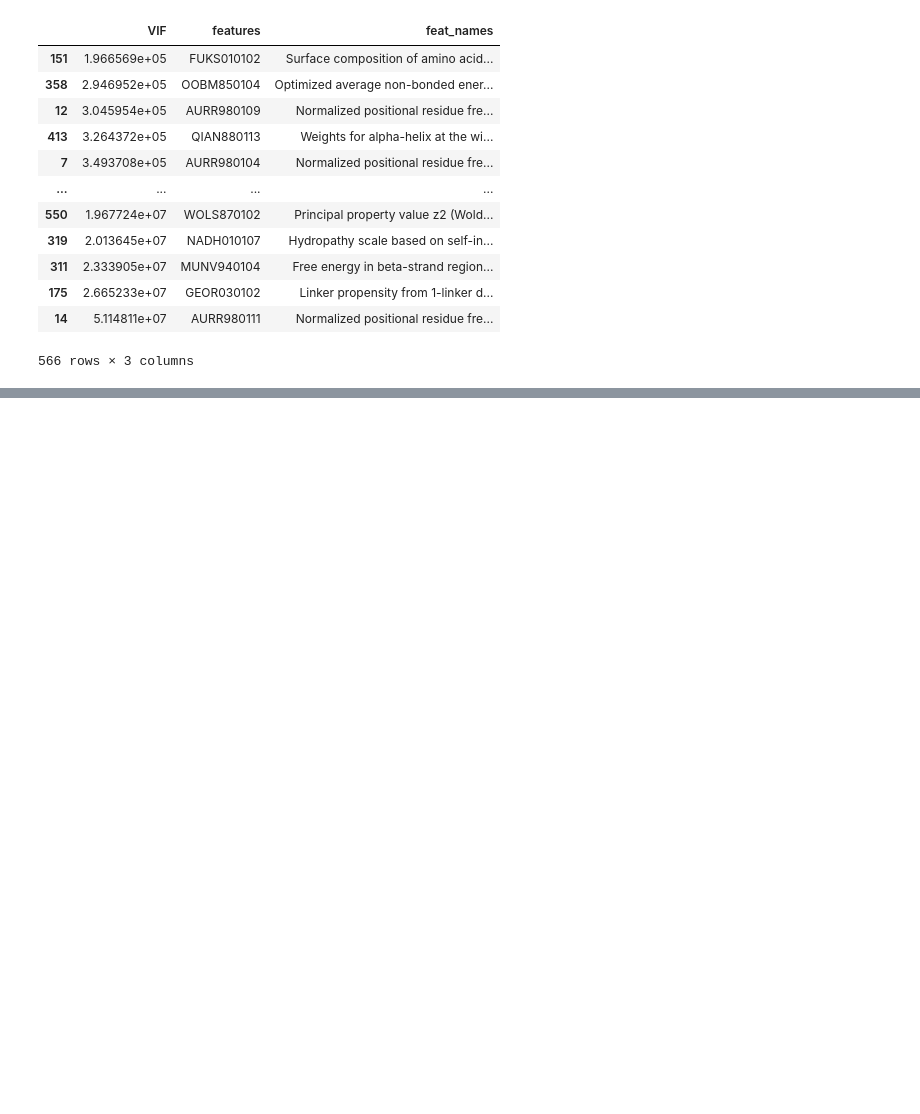
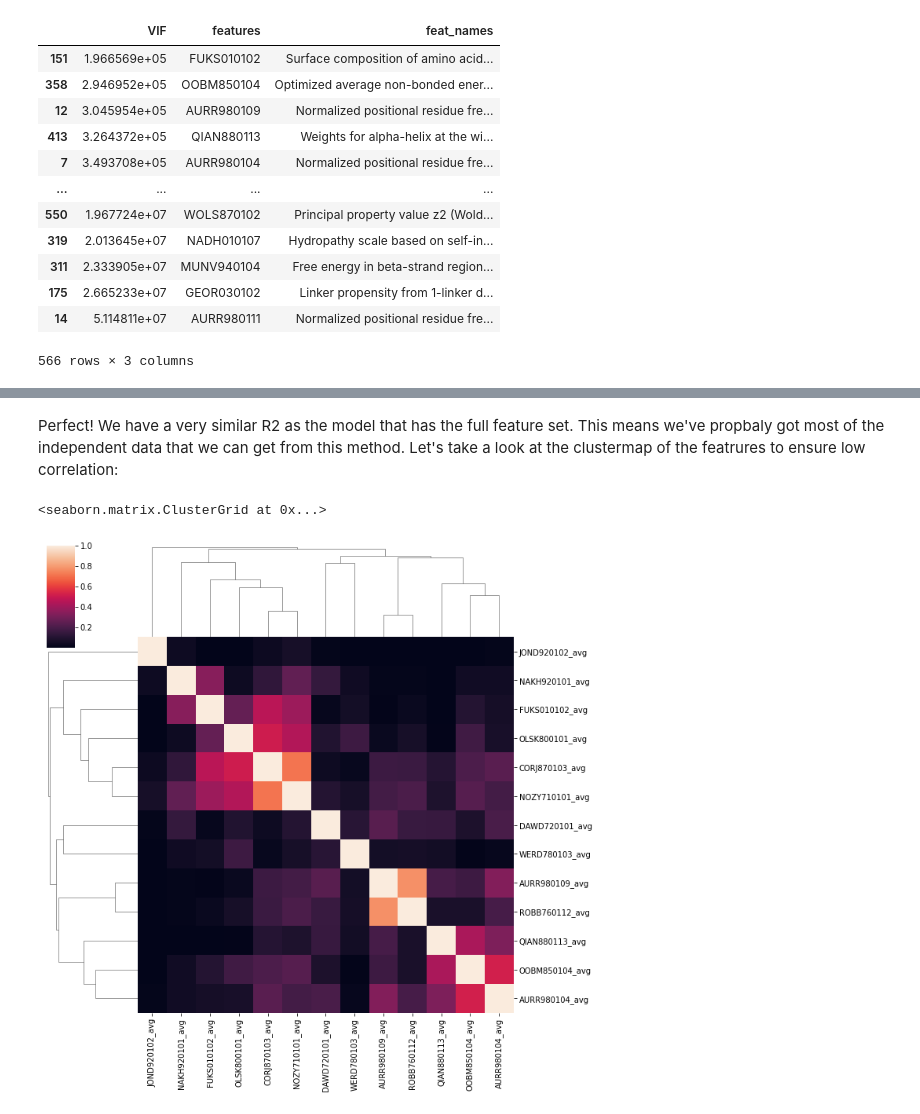
Before and after one commit to austinv11/IDP-Predictor, a Jupyter notebook: aaindex_feature_importance.ipynb, the cells around one changed output, grey strips where cells are left out. Drawn from its saved outputs; the diff is of its cells as text; code cells hidden in the pictures; blank space fills up the shorter version.

Commit message:
We got all the features needed from AAIndex

```diff
--- a/aaindex_feature_importance.ipynb
+++ b/aaindex_feature_importance.ipynb
@@ -309,0 +282,28 @@ Write script to extract all the features separately
+# %%
+curr_features = []
+max_vif = 0
+VIF_THRESHOLD = 10  # We will tolerate a little more multicolinearity than the standard of 5 since we have so much data
+last_model_results = None
+i = 0
+while vif_df.shape[0] > 0:
+    print("Iteration:", i)
+    best_feature = vif_df.iloc[0]['features']
+    curr_features.append(best_feature)
+    vif_df = vif_df[vif_df['features'] != best_feature]
+    minimal_vif_df = pd.DataFrame()
+    minimal_exog_vars = prepared_data[['seq_length'] + [f + "_avg" for f in curr_features]]
+    minimal_exog_vars = sm.add_constant(minimal_exog_vars, prepend=False)
+    minimal_vif_df['VIF'] = [variance_inflation_factor(minimal_exog_vars.values, j+1) for j in range(len(curr_features))]
+    minimal_vif_df['features'] = curr_features
+    minimal_vif_df['feat_names'] = [aaindex[feat]['description'] for feat in curr_features]
+    minimal_vif_df.sort_values(by='VIF', inplace=True)
+    max_vif = minimal_vif_df['VIF'].max()
+    print("Max VIF:", max_vif)
+    if max_vif > VIF_THRESHOLD:
+        curr_features.remove(best_feature)
+    else:
+        last_model_results = minimal_vif_df
+    i += 1
+
+print("Features to keep:", curr_features)
+last_model_results
@@ -309,0 +344,6 @@ Write script to extract all the features separately
+# %%
+# Run the model with the selected features:
+selected_data = prepared_data[['is_disordered', 'seq_length'] + [f + "_avg" for f in curr_features]]
+model = ols(f"is_disordered ~ seq_length + {' + '.join([f + '_avg' for f in curr_features])}", data=selected_data)
+results = model.fit()
+results.summary()
@@ -309,0 +383,8 @@ Write script to extract all the features separately
+# %% [markdown]
+Perfect! We have a very similar R2 as the model that has the full feature set. This means we've propbaly got most of the independent data that we can get from this method. Let's take a look at the clustermap of the featrures to ensure low correlation:
+# %%
+import seaborn as sns
+sns.clustermap(selected_data[[f + "_avg" for f in curr_features]].corr()**2)
+# %% [output]
+<seaborn.matrix.ClusterGrid at 0x...>
+[figure, added]
```
Also changed, not shown: parts of 34 cells of this notebook, 1 other file.
